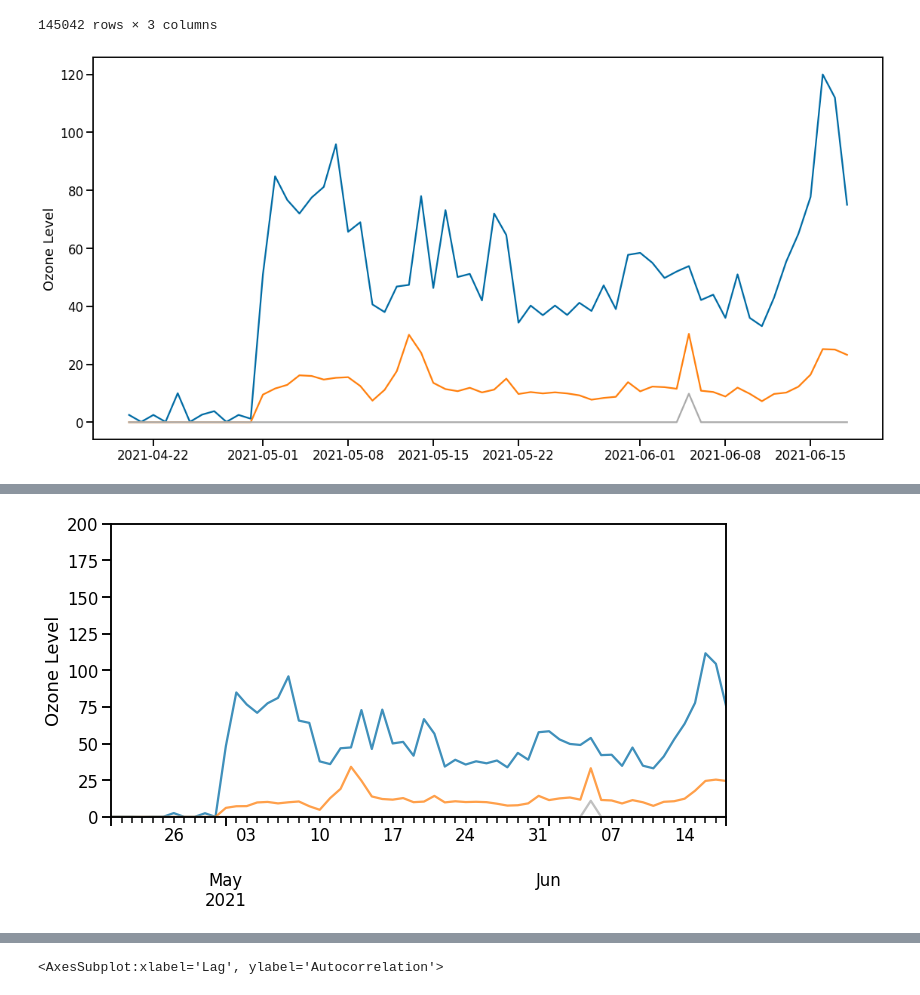
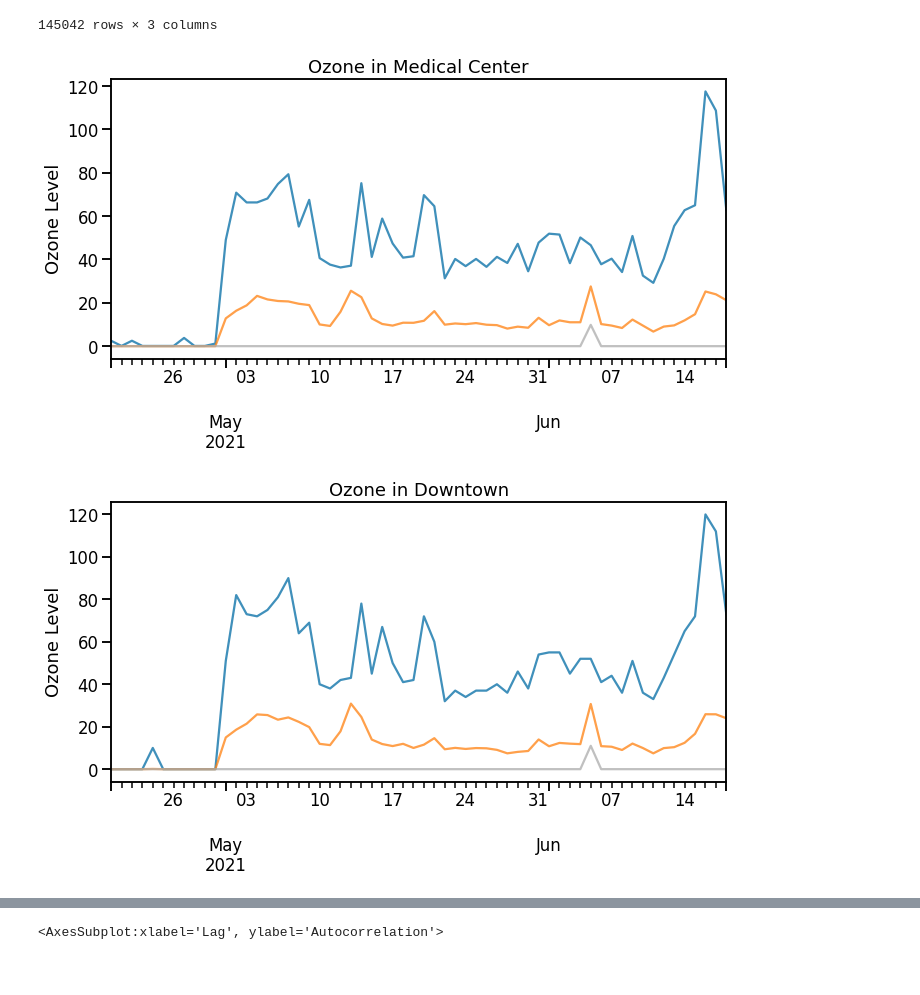
Before and after one commit to Promeos/Smart_San_Antonio, a Jupyter notebook: MVP_Air_Quality.ipynb, the cells around one changed output, grey strips where cells are left out. Drawn from its saved outputs; the diff is of its cells as text; code cells hidden in the pictures.

```diff
--- a/MVP_Air_Quality.ipynb
+++ b/MVP_Air_Quality.ipynb
@@ -126,6 +126,8 @@ plt.tight_layout();
 df = src.prep_data(data=df, filename='air')
 # %% [markdown]
 ## Explore
+# %%
+df = df.replace(-999, 0)
 # %%
 df.head(2)
 # %% [output]
@@ -196,7 +229,0 @@ m
-# %%
-sns.set_context('notebook')
-
-df.hist(figsize=(12, 12),
-        grid=False,
-        ec='black')
-plt.tight_layout();
@@ -268,13 +352,15 @@ air
 | 2021-06-18 23:58:55 | 2021-06-18 23:58:55 | Medical Center | 0.0 |
 145042 rows × 3 columns
 # %%
-sns.set_context('talk')
+for i in ['Medical Center', 'Downtown', 'Brooks']:
+    air[air.zone==i].resample('D').agg(['max', 'mean', 'min']).plot(figsize=(10, 6), alpha=.75, legend=False)
 
-plt.figure(figsize=(16, 8))
-plt.plot(air.resample('D').agg(['max', 'mean', 'min']))
 
-plt.xlabel('')
-plt.ylabel('Ozone Level')
-plt.tight_layout();
+    plt.title(f"Ozone in {i}")
+    plt.xlabel("")
+    plt.ylabel('Ozone Level')
+
+    plt.tight_layout();
 # %% [output]
-[figure, old version]
+[figure, new version]
+[figure, added]
@@ -281,10 +367,0 @@ plt.tight_layout();
-# %%
-air[air.zone=='Brooks'].resample('D').agg(['max', 'mean', 'min']).plot(figsize=(10, 6), alpha=.75, legend=False)
-
-plt.xlabel('')
-plt.ylabel('Ozone Level')
-
-plt.ylim(0, 200)
-plt.tight_layout();
-# %% [output]
-[figure, removed]
```
Also changed, not shown: parts of 23 cells of this notebook, 2 other files.
